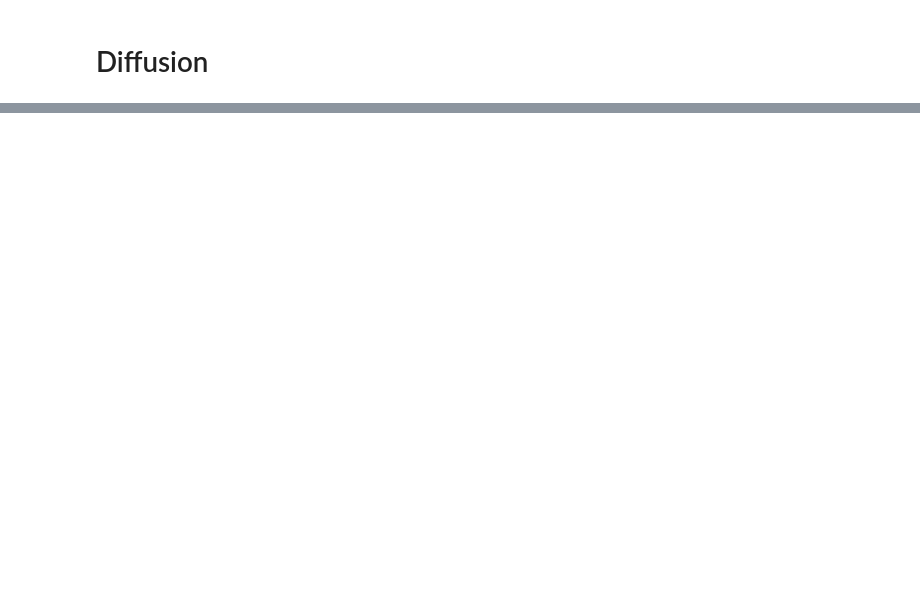
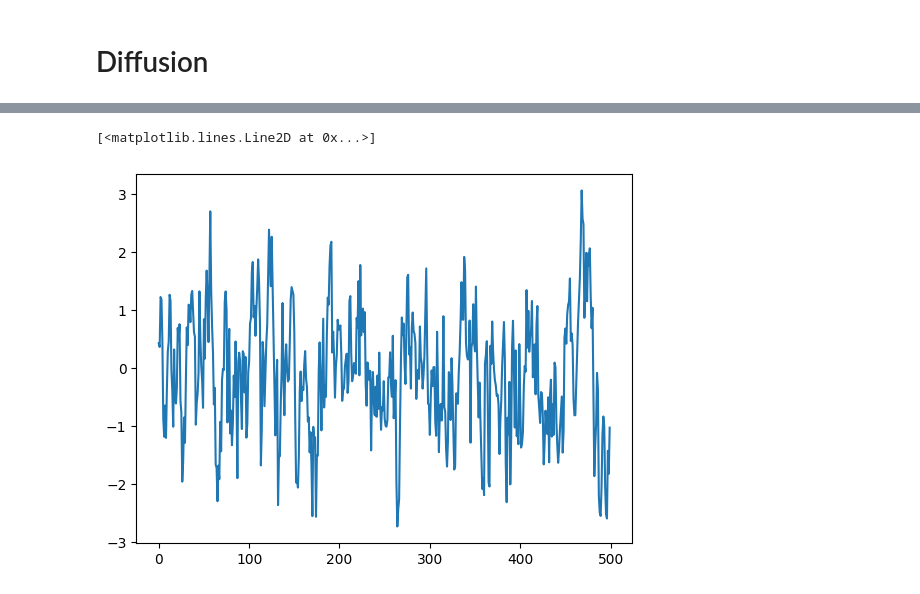
Before and after one commit to CibranLopez/GenerativeModels, a Jupyter notebook: basic-example.ipynb, the cells around one changed output, grey strips where cells are left out. Cells and saved outputs as stored; diff of their text form; code cells hidden in the pictures; blank space fills up the shorter version.

```diff
--- a/basic-example.ipynb
+++ b/basic-example.ipynb
@@ -80,2 +87,7 @@ plt.show()
+# %%
+plt.plot(edge_feature_evolution)
+# %% [output]
+[<matplotlib.lines.Line2D at 0x...>]
+[figure, added]
 # %%
 # Plot alpha_t parameter
```
Also changed, not shown: parts of 9 cells of this notebook, 3 other files.
